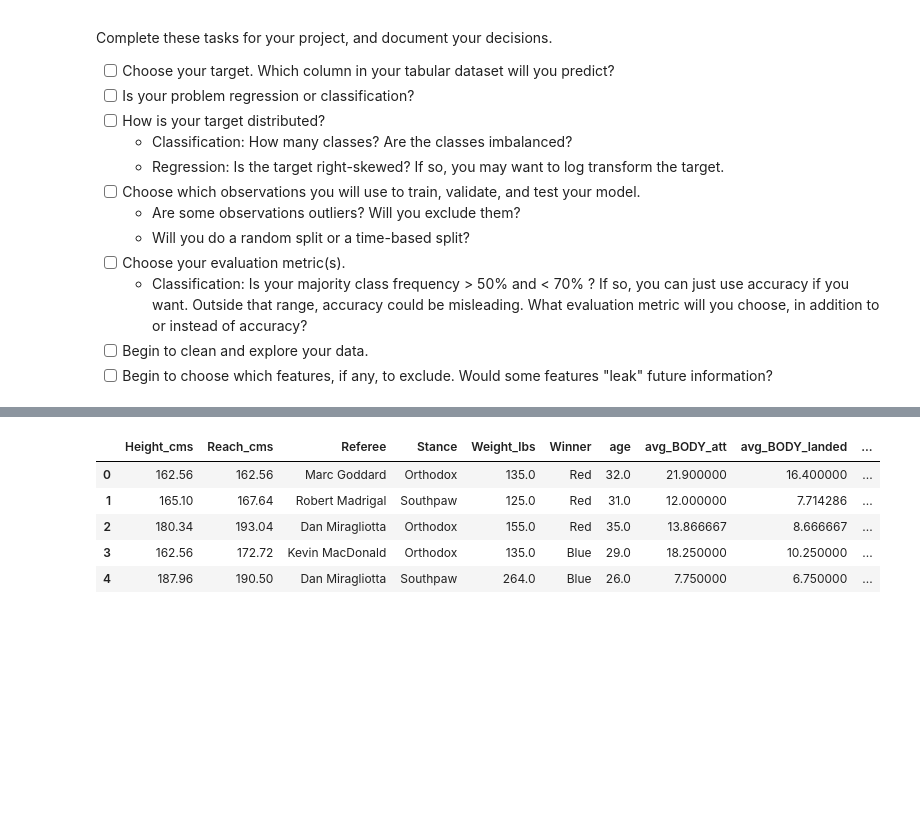
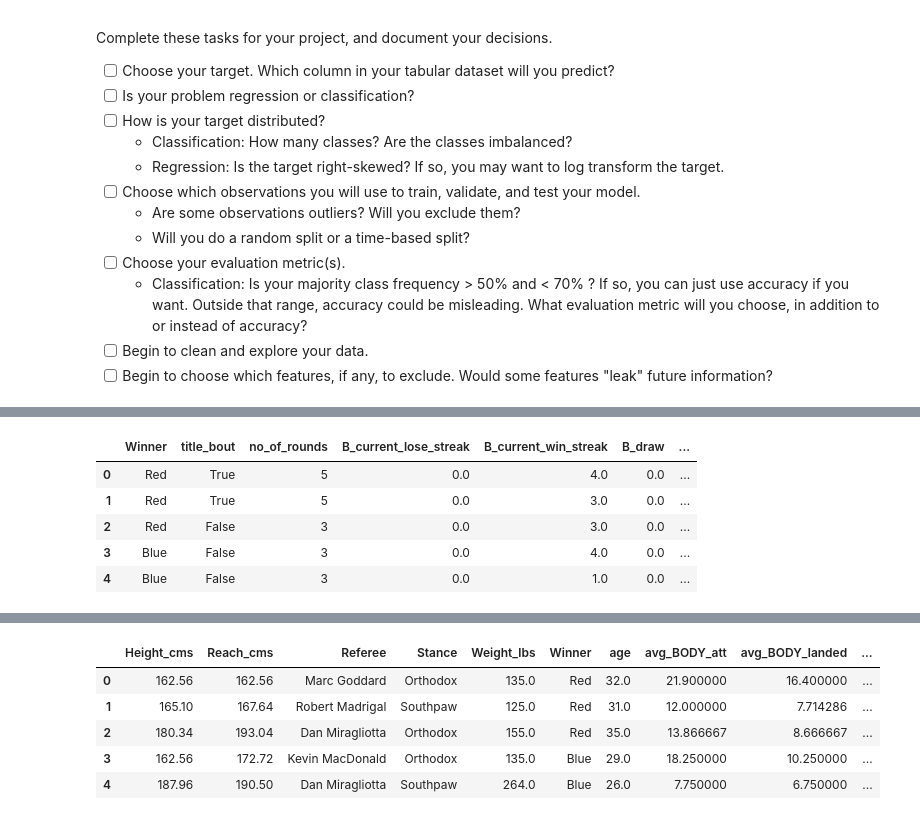
Before and after one commit to ekoly/DS-Unit-2-Applied-Modeling, a Jupyter notebook: module1/LS_DS_231_assignment.ipynb, the cells around one changed output, grey strips where cells are left out. Saved outputs shown, nothing was run; the diff lists cells and outputs as text; code cells hidden in the pictures; blank space fills up the shorter version.

```diff
--- a/module1/LS_DS_231_assignment.ipynb
+++ b/module1/LS_DS_231_assignment.ipynb
@@ -46,3 +46,12 @@ dat_df.head()
 | 2 | Tony Ferguson | Donald Cerrone | Dan Miragliotta | 2019-06-08 | Chicago, Illinois, USA | Red | False | Lightweight | 3 | ... |
 | 3 | Jimmie Rivera | Petr Yan | Kevin MacDonald | 2019-06-08 | Chicago, Illinois, USA | Blue | False | Bantamweight | 3 | ... |
 | 4 | Tai Tuivasa | Blagoy Ivanov | Dan Miragliotta | 2019-06-08 | Chicago, Illinois, USA | Blue | False | Heavyweight | 3 | ... |
+# %%
+prep_dat_df.head()
+# %% [output]
+|  | Winner | title_bout | no_of_rounds | B_current_lose_streak | B_current_win_streak | B_draw | ... |
+| 0 | Red | True | 5 | 0.0 | 4.0 | 0.0 | ... |
+| 1 | Red | True | 5 | 0.0 | 3.0 | 0.0 | ... |
+| 2 | Red | False | 3 | 0.0 | 3.0 | 0.0 | ... |
+| 3 | Blue | False | 3 | 0.0 | 4.0 | 0.0 | ... |
+| 4 | Blue | False | 3 | 0.0 | 1.0 | 0.0 | ... |
```
Also changed, not shown: parts of 14 cells of this notebook.
